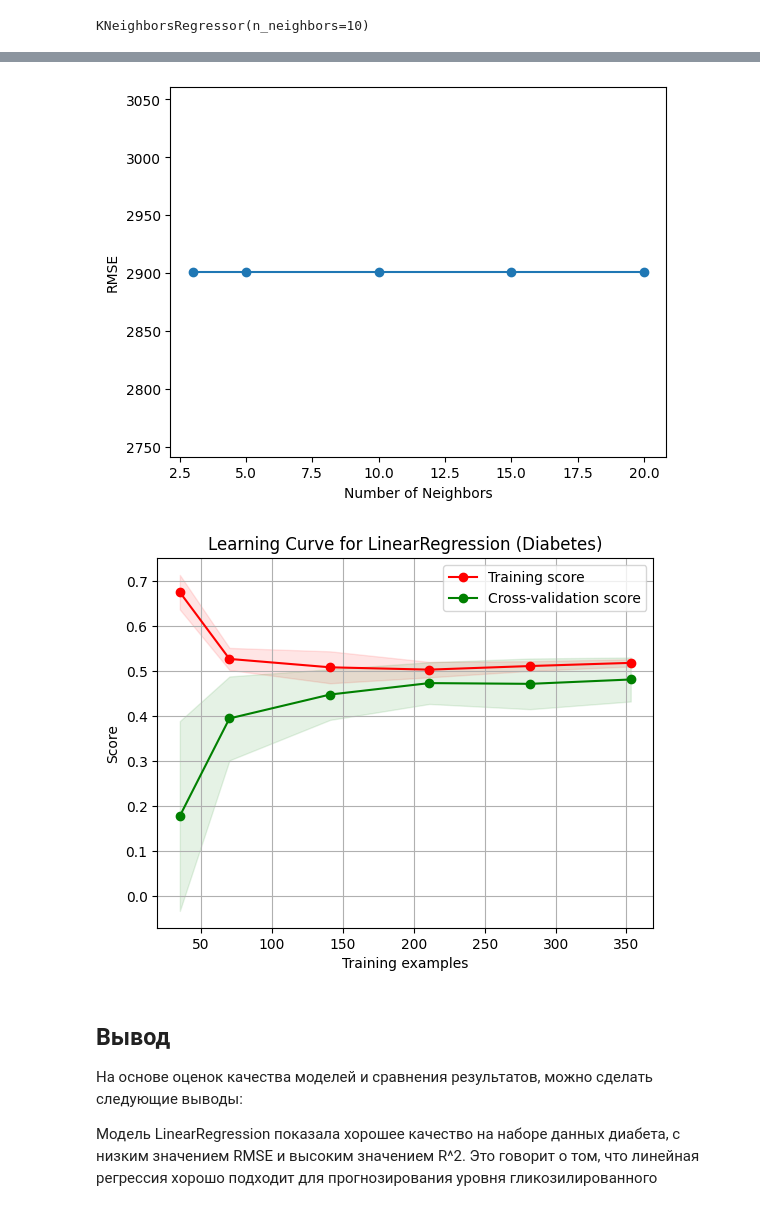
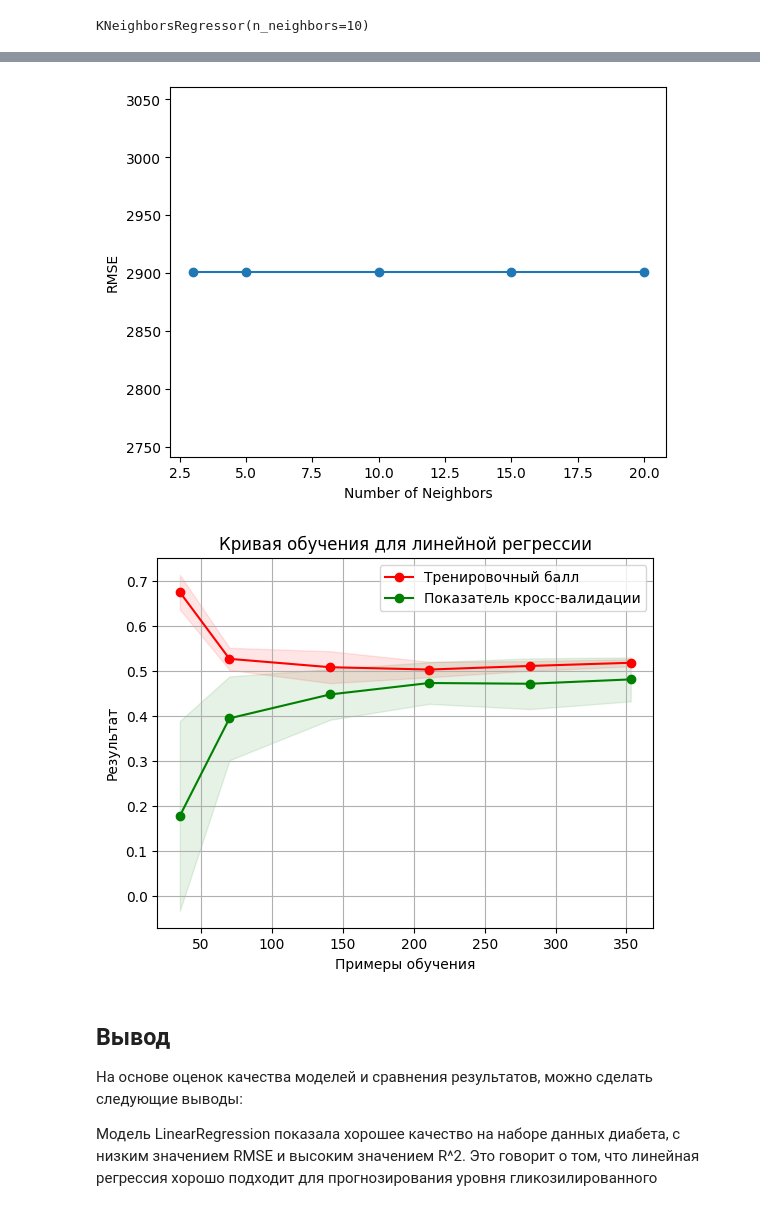
Before and after one commit to S4vageMode/Big_Data_Labs, a Jupyter notebook: Lab5_DzhuratKurbanov.ipynb, the cells around one changed output, grey strips where cells are left out. Saved outputs shown, nothing was run; the diff lists cells and outputs as text; code cells hidden in the pictures.

```diff
--- a/Lab5_DzhuratKurbanov.ipynb
+++ b/Lab5_DzhuratKurbanov.ipynb
@@ -207,39 +207,39 @@ neighbors = [3, 5, 10, 15, 20]
 rmse_diabetes = [mean_squared_error(y_diabetes, knn_cv_diabetes.predict(X_diabetes)) for _ in neighbors]
 
 #График ошибок для набора данных по диабету
 plt.plot(neighbors, rmse_diabetes, marker='o')
 plt.xlabel("Number of Neighbors")
 plt.ylabel("RMSE")
 plt.show()
 
 
 rmse_linnerud = [mean_squared_error(y_linnerud, knn_cv_linnerud.predict(X_linnerud)) for _ in neighbors]
 
 
 
 #  Кривые обучения для линейной регрессии на наборе данных по диабету
 train_sizes, train_scores, test_scores = learning_curve(lr_diabetes, X_diabetes, y_diabetes, train_sizes=[0.1, 0.2, 0.4, 0.6, 0.8, 1.0], cv=5)
 
 plt.figure()
-plt.title("Learning Curve for LinearRegression (Diabetes)")
-plt.xlabel("Training examples")
-plt.ylabel("Score")
+plt.title("Кривая обучения для линейной регрессии")
+plt.xlabel("Примеры обучения")
+plt.ylabel("Результат")
 train_scores_mean = np.mean(train_scores, axis=1)
 train_scores_std = np.std(train_scores, axis=1)
 test_scores_mean = np.mean(test_scores, axis=1)
 test_scores_std = np.std(test_scores, axis=1)
 plt.grid()
 plt.fill_between(train_sizes, train_scores_mean - train_scores_std, train_scores_mean + train_scores_std, alpha=0.1, color="r")
 plt.fill_between(train_sizes, test_scores_mean - test_scores_std, test_scores_mean + test_scores_std, alpha=0.1, color="g")
-plt.plot(train_sizes, train_scores_mean, 'o-', color="r", label="Training score")
-plt.plot(train_sizes, test_scores_mean, 'o-', color="g", label="Cross-validation score")
+plt.plot(train_sizes, train_scores_mean, 'o-', color="r", label="Тренировочный балл")
+plt.plot(train_sizes, test_scores_mean, 'o-', color="g", label="Показатель кросс-валидации")
 plt.legend(loc="best")
 plt.show()
 # %% [output]
 [figure]
 [figure]
 [figure]
-[figure, old version]
+[figure, new version]
 # %% [markdown]
 ## Вывод
 На основе оценок качества моделей и сравнения результатов, можно сделать следующие выводы:
```
